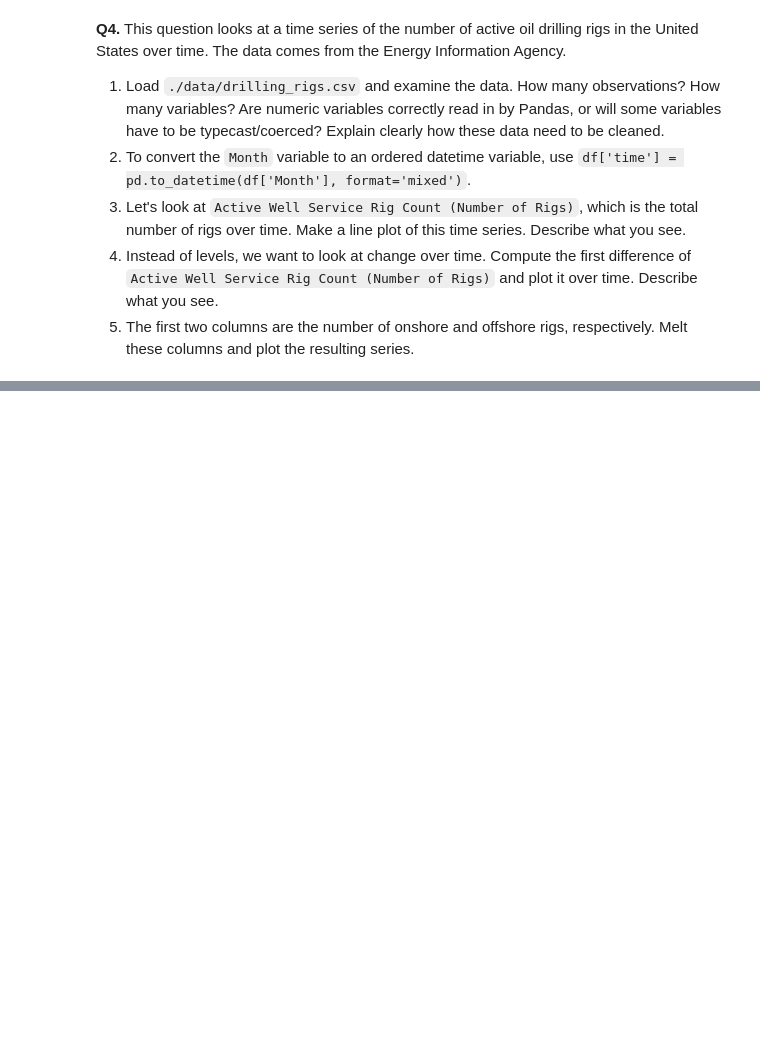
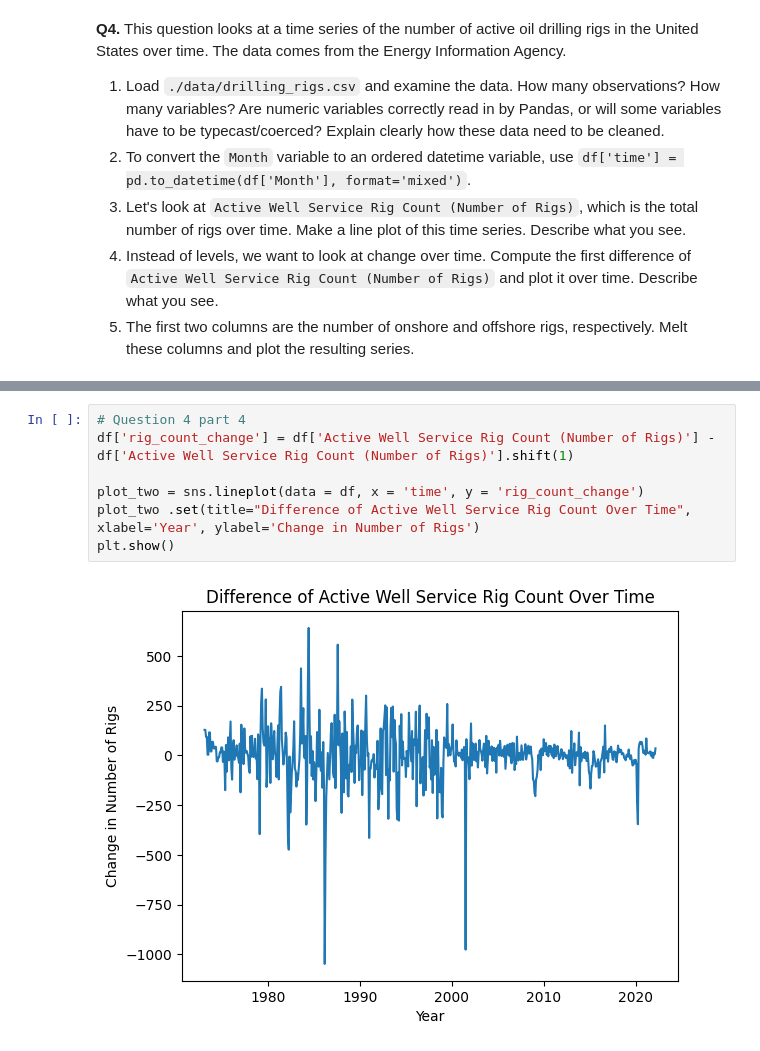
Before and after one commit to Jessicaxiong61/DS-3001, a Jupyter notebook: EDA assignment/EDA_assignment.ipynb, the cells around one changed output, grey strips where cells are left out. Drawn from its saved outputs; the diff is of its cells as text; blank space fills up the shorter version.

```diff
--- a/EDA assignment/EDA_assignment.ipynb
+++ b/EDA assignment/EDA_assignment.ipynb
@@ -257,0 +367,10 @@ See the caveats in the documentation: https://pandas.pydata.org/pandas-docs/stab
+# %%
+# Question 4 part 4
+df['rig_count_change'] = df['Active Well Service Rig Count (Number of Rigs)'] - df['Active Well Service Rig Count (Number of Rigs)'].shift(1)
+
+plot_two = sns.lineplot(data = df, x = 'time', y = 'rig_count_change')
+plot_two .set(title="Difference of Active Well Service Rig Count Over Time",
+xlabel='Year', ylabel='Change in Number of Rigs')
+plt.show()
+# %% [output]
+[figure, added]
```
Also changed, not shown: parts of 17 cells of this notebook.
